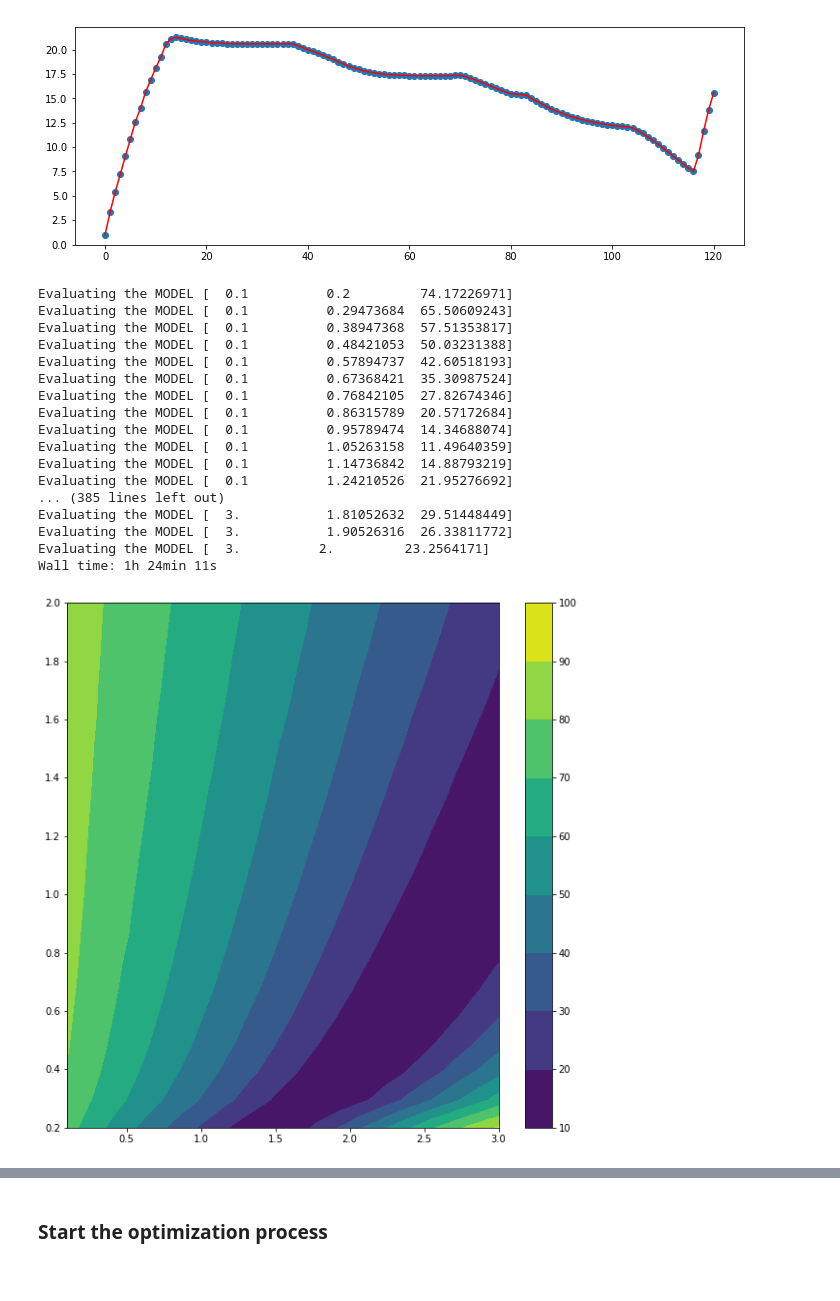
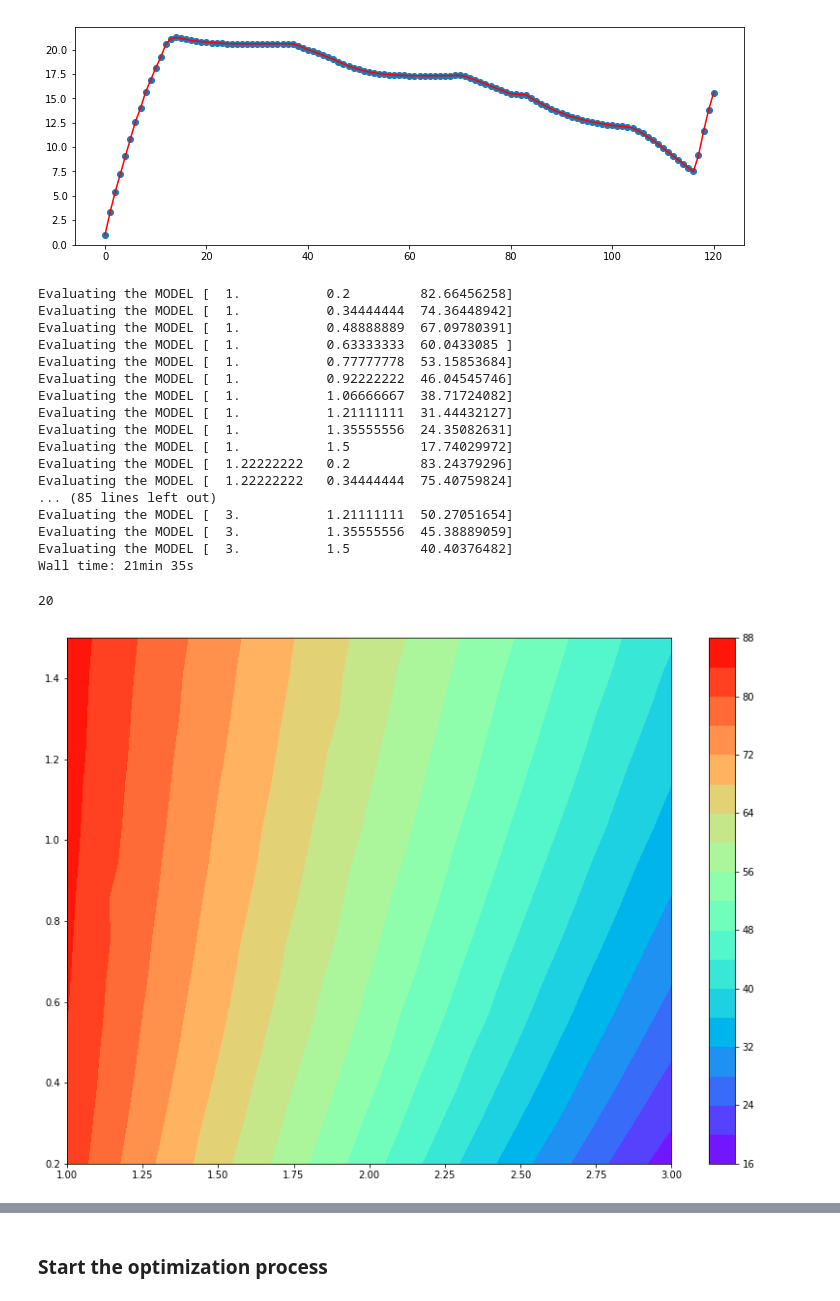
Before and after one commit to zerualem/SumoPython, a Jupyter notebook: Sumo model calibration -Office.ipynb, the cells around one changed output, grey strips where cells are left out. Cells and saved outputs as stored; diff of their text form; code cells hidden in the pictures.

Commit message:
updated office calibration model

```diff
--- a/Sumo model calibration -Office.ipynb
+++ b/Sumo model calibration -Office.ipynb
@@ -117,8 +117,8 @@ def model(params):
 # %%
 %%time
 #Run the model for grid samples
-x= np.linspace(0.1,3,20)
-y= np.linspace(0.2,2,20)
+x= np.linspace(1,3,10)
+y= np.linspace(0.2,1.5,10)
 smple=[]
 rss_out=np.empty((len(x),len(y)))
 for i in range(len(x)):
@@ -126,41 +126,45 @@ for i in range(len(x)):
         smple.append([x[i],y[j]])
         rss_out[i,j]=model([x[i],y[j]])
 # %% [output]
-Evaluating the MODEL [  0.1          0.2         74.17226971]
-Evaluating the MODEL [  0.1          0.29473684  65.50609243]
-Evaluating the MODEL [  0.1          0.38947368  57.51353817]
-Evaluating the MODEL [  0.1          0.48421053  50.03231388]
-Evaluating the MODEL [  0.1          0.57894737  42.60518193]
-Evaluating the MODEL [  0.1          0.67368421  35.30987524]
-Evaluating the MODEL [  0.1          0.76842105  27.82674346]
-Evaluating the MODEL [  0.1          0.86315789  20.57172684]
-Evaluating the MODEL [  0.1          0.95789474  14.34688074]
-Evaluating the MODEL [  0.1          1.05263158  11.49640359]
-Evaluating the MODEL [  0.1          1.14736842  14.88793219]
-Evaluating the MODEL [  0.1          1.24210526  21.95276692]
-... (385 lines left out)
-Evaluating the MODEL [  3.           1.81052632  29.51448449]
-Evaluating the MODEL [  3.           1.90526316  26.33811772]
-Evaluating the MODEL [  3.          2.         23.2564171]
-Wall time: 1h 24min 11s
+Evaluating the MODEL [  1.           0.2         82.66456258]
+Evaluating the MODEL [  1.           0.34444444  74.36448942]
+Evaluating the MODEL [  1.           0.48888889  67.09780391]
+Evaluating the MODEL [  1.           0.63333333  60.0433085 ]
+Evaluating the MODEL [  1.           0.77777778  53.15853684]
+Evaluating the MODEL [  1.           0.92222222  46.04545746]
+Evaluating the MODEL [  1.           1.06666667  38.71724082]
+Evaluating the MODEL [  1.           1.21111111  31.44432127]
+Evaluating the MODEL [  1.           1.35555556  24.35082631]
+Evaluating the MODEL [  1.           1.5         17.74029972]
+Evaluating the MODEL [  1.22222222   0.2         83.24379296]
+Evaluating the MODEL [  1.22222222   0.34444444  75.40759824]
+... (85 lines left out)
+Evaluating the MODEL [  3.           1.21111111  50.27051654]
+Evaluating the MODEL [  3.           1.35555556  45.38889059]
+Evaluating the MODEL [  3.           1.5         40.40376482]
+Wall time: 21min 35s
 # %%
 #res_array=np.array(list(res.values()))
 with open('sim_result.txt','wb') as f:
     for a in rss_out:
         np.savetxt(f, a)
         f.write(b'\n')
+# %%
+len(X)
+# %% [output]
+20
 # %%
 import scipy as sp
 
 X, Y = np.meshgrid(x, y)
-fig= plt.figure(figsize=(10,10))
+fig= plt.figure(figsize=(14,10))
 
-ct=plt.contourf(X, Y, rss_out)
+ct=plt.contourf(X, Y, rss_out,20,cmap=plt.cm.rainbow)
 
 plt.colorbar()
 plt.show()
 # %% [output]
-[figure, old version]
+[figure, new version]
 # %%
 from mpl_toolkits.mplot3d import Axes3D
 from matplotlib import cm
```
Also changed, not shown: parts of 2 cells of this notebook.
